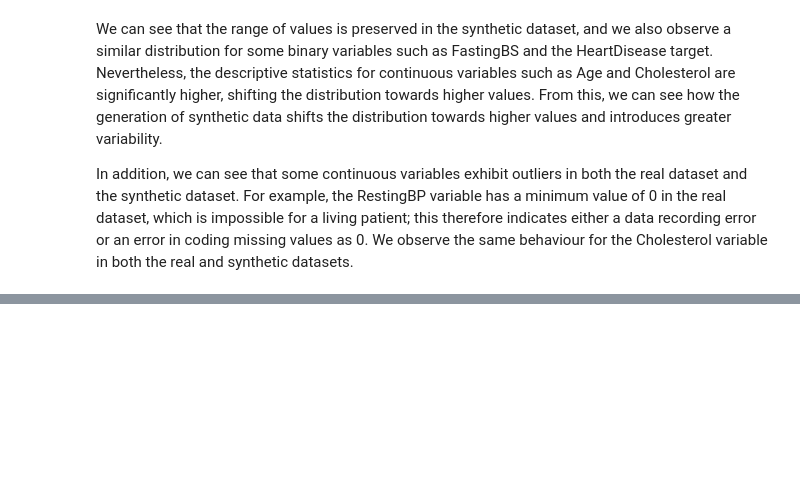
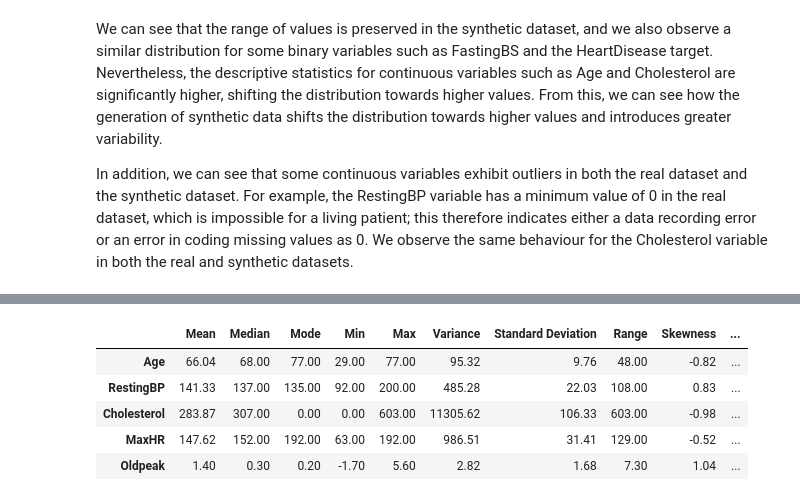
Before and after one commit to RickCraco/computer-science-project, a Jupyter notebook: notebooks/heart_disease_classification_ctgan_xai.ipynb, the cells around one changed output, grey strips where cells are left out. Cells and saved outputs as stored; diff of their text form; code cells hidden in the pictures; blank space fills up the shorter version.

```diff
--- a/notebooks/heart_disease_classification_ctgan_xai.ipynb
+++ b/notebooks/heart_disease_classification_ctgan_xai.ipynb
@@ -168,0 +179,9 @@ In addition, we can see that some continuous variables exhibit outliers in both
+# %%
+calculate_statistics(syn_df[quantitative_features])
+# %% [output]
+|  | Mean | Median | Mode | Min | Max | Variance | Standard Deviation | Range | Skewness | ... |
+| Age | 66.04 | 68.00 | 77.00 | 29.00 | 77.00 | 95.32 | 9.76 | 48.00 | -0.82 | ... |
+| RestingBP | 141.33 | 137.00 | 135.00 | 92.00 | 200.00 | 485.28 | 22.03 | 108.00 | 0.83 | ... |
+| Cholesterol | 283.87 | 307.00 | 0.00 | 0.00 | 603.00 | 11305.62 | 106.33 | 603.00 | -0.98 | ... |
+| MaxHR | 147.62 | 152.00 | 192.00 | 63.00 | 192.00 | 986.51 | 31.41 | 129.00 | -0.52 | ... |
+| Oldpeak | 1.40 | 0.30 | 0.20 | -1.70 | 5.60 | 2.82 | 1.68 | 7.30 | 1.04 | ... |
```
Also changed, not shown: parts of 2 cells of this notebook.
